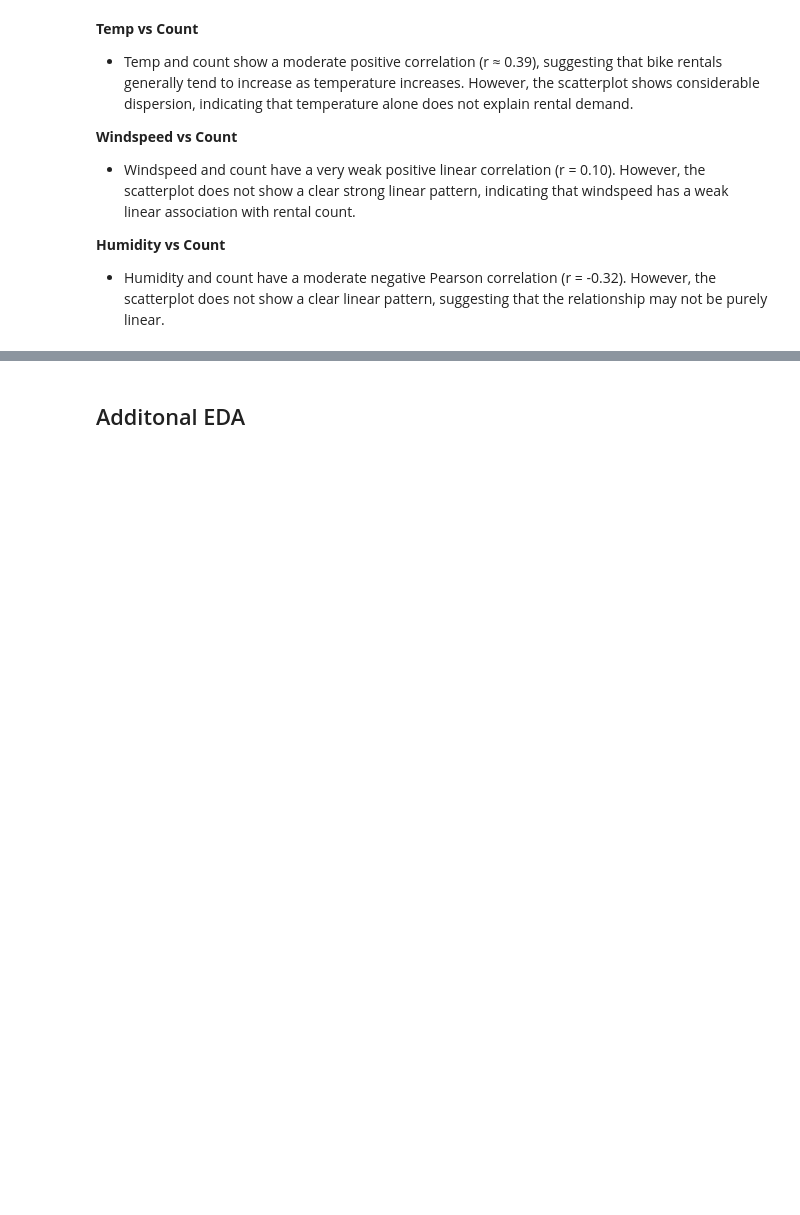
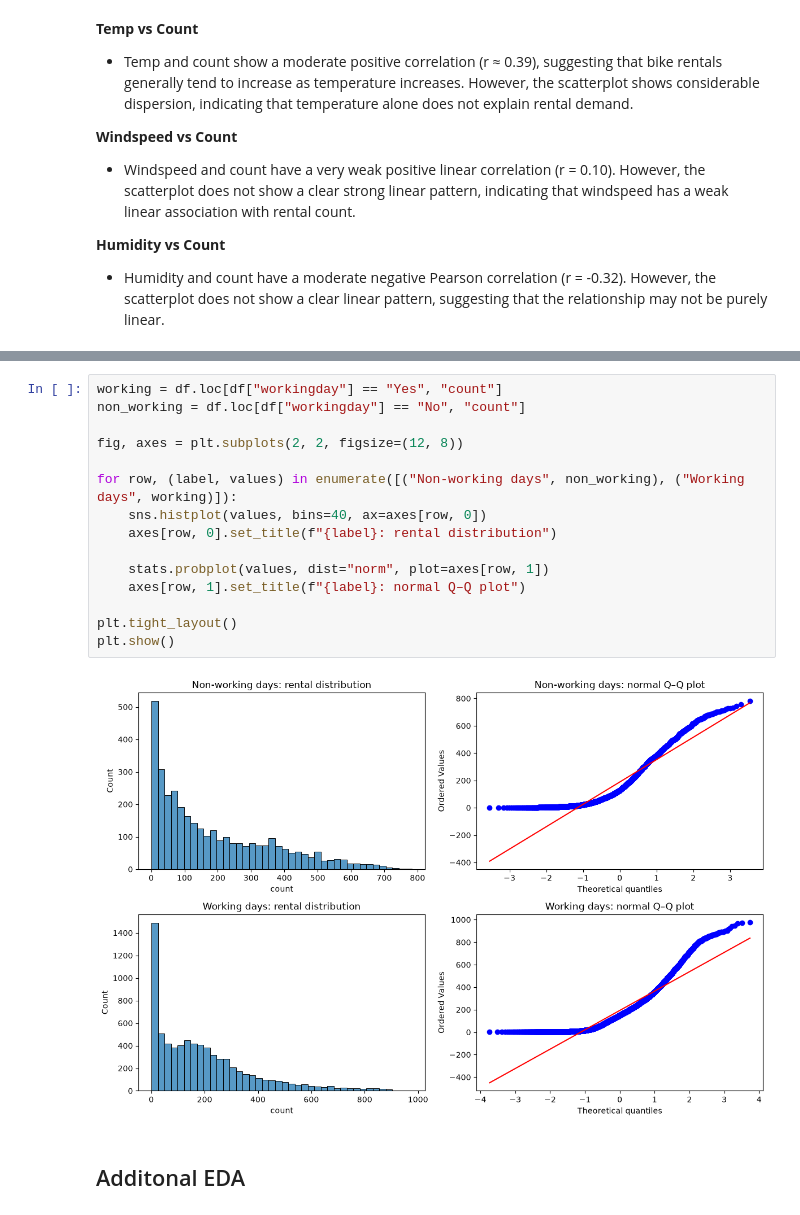
Before and after one commit to Yuvi977/Yulu-Bike-Sharing-Hypothesis-Testing, a Jupyter notebook: Business_Case_Yulu_Hypothesis_Testing.ipynb, the cells around one changed output, grey strips where cells are left out. Drawn from its saved outputs; the diff is of its cells as text; blank space fills up the shorter version.

```diff
--- a/Business_Case_Yulu_Hypothesis_Testing.ipynb
+++ b/Business_Case_Yulu_Hypothesis_Testing.ipynb
@@ -520,3 +535,20 @@ plt.show()
+# %%
+working = df.loc[df["workingday"] == "Yes", "count"]
+non_working = df.loc[df["workingday"] == "No", "count"]
+
+fig, axes = plt.subplots(2, 2, figsize=(12, 8))
+
+for row, (label, values) in enumerate([("Non-working days", non_working), ("Working days", working)]):
+    sns.histplot(values, bins=40, ax=axes[row, 0])
+    axes[row, 0].set_title(f"{label}: rental distribution")
+
+    stats.probplot(values, dist="norm", plot=axes[row, 1])
+    axes[row, 1].set_title(f"{label}: normal Q–Q plot")
+
+plt.tight_layout()
+plt.show()
+# %% [output]
+[figure, added]
 # %% [markdown]
 ## Additonal EDA
 # %% [markdown]
```
Also changed, not shown: parts of 5 cells of this notebook.
